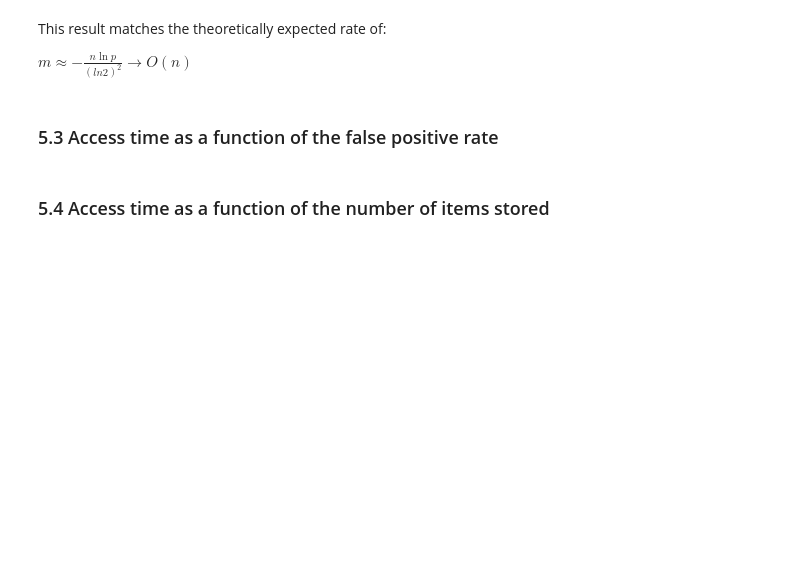
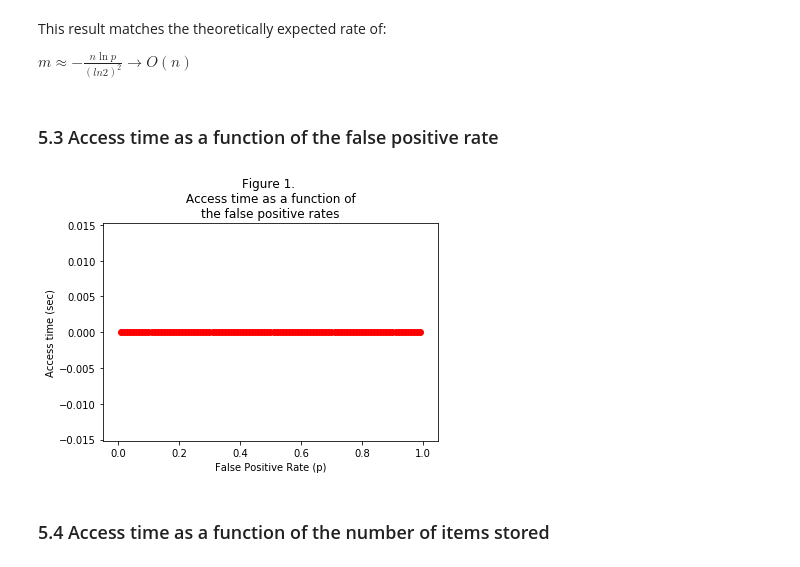
Before and after one commit to josealvarez97/Counting-Bloom-Filter, a Jupyter notebook: Introduction and Implementation to a Counting Bloom Filter/Counting-Bloom-Filter-Overview-and-Introduction.ipynb, the cells around one changed output. Drawn from its saved outputs; the diff is of its cells as text; code cells hidden in the pictures; blank space fills up the shorter version.

```diff
--- a/Introduction and Implementation to a Counting Bloom Filter/Counting-Bloom-Filter-Overview-and-Introduction.ipynb
+++ b/Introduction and Implementation to a Counting Bloom Filter/Counting-Bloom-Filter-Overview-and-Introduction.ipynb
@@ -350,6 +539,66 @@ This result matches the theoretically expected rate of:
 $m\approx-\frac{n \ln p}{(ln2)^2}\longrightarrow O(n)$
 # %% [markdown]
 ### 5.3 Access time as a function of the false positive rate
+# %%
+# Import necessary libraries
+import time
+import matplotlib.pyplot as plt
+
+# False positive rates list
+p_rates = []
+# Access times
+all_access_times = []
+
+# Items n
+n = 100
+
+
+
+for p in range (1,100): #from probability 1% to 100%
+    # Produce a list of random words of size n
+    rword_list = randomwords_list(n,11)
+
+    # false positive rate
+    p_rate = p / 100 # We will use the value as a decimal
+
+    # corresponding k
+    k = required_k(p_rate)
+    hashes_list = hash_functions_generator(k)
+
+    # Bloom Filter Table
+    bfilter = empty_bloom_filter(p_rate, n)
+
+    # Insert elements
+    for i in range(len(rword_list)):
+        add_to_hash_table(bfilter, rword_list[i], hashes_list)
+
+    # Track access time, by accessing all elements and taking the avg
+    start_time = time.time()
+
+    for i in range(len(rword_list)):
+        contains(bfilter,rword_list[i],hashes_list)
+
+    total_time = time.time() - start_time
+
+    # access_time stands for the time it takes to access any given element
+    # under this circumnstances (i.g., m being of a particular size)
+    access_time = total_time / n
+
+    # Append the information and results of this experiment.
+    p_rates.append(p_rate)
+    all_access_times.append(access_time)
+
+
+# Time to plot the results.
+plt.scatter(p_rates,all_access_times,c='r')
+# Improve the layout of the graph
+plt.title('Figure 1. \n Access time as a function of \nthe false positive rates')
+plt.xlabel('False Positive Rate (p)')
+plt.ylabel('Access time (sec)')
+
+plt.show()
+# %% [output]
+[figure, added]
 # %% [markdown]
 ### 5.4 Access time as a function of the number of items stored
 # %%
```
Also changed, not shown: parts of 20 cells of this notebook.
